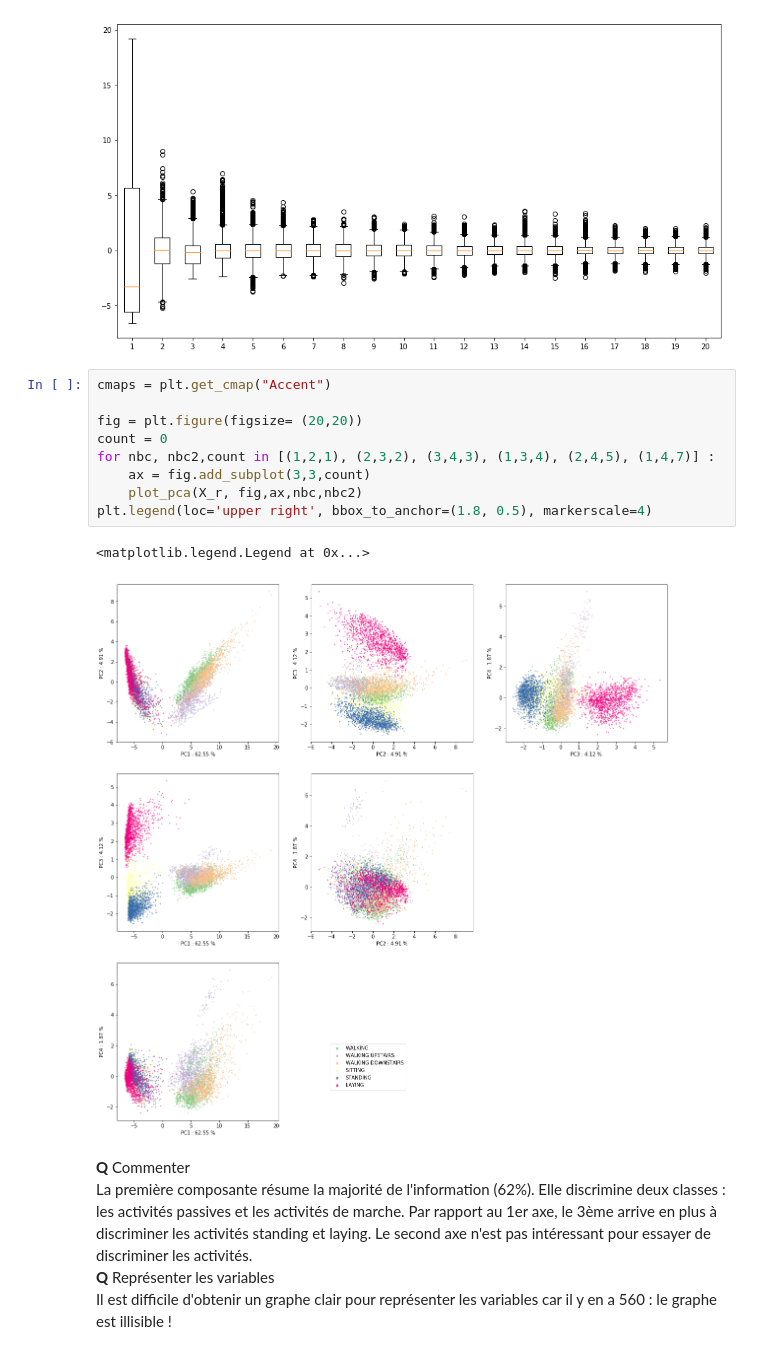
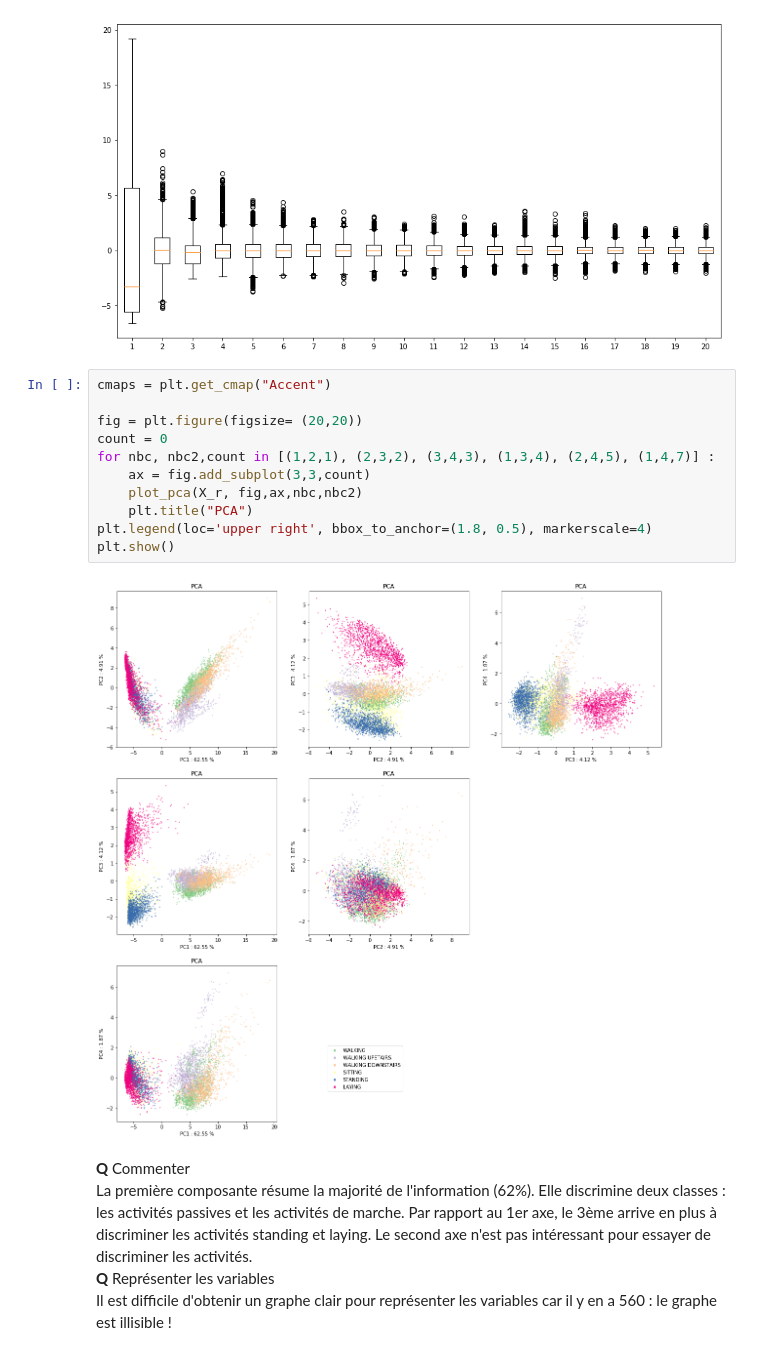
Before and after one commit to eva0marques/Human-recognition-activity-project, a Jupyter notebook: Atelier-HAR-metier-python.ipynb, the cells around one changed output. Saved outputs shown, nothing was run; the diff lists cells and outputs as text.

```diff
--- a/Atelier-HAR-metier-python.ipynb
+++ b/Atelier-HAR-metier-python.ipynb
@@ -151,15 +151,16 @@ plt.show()
 # %%
 cmaps = plt.get_cmap("Accent")
 
 fig = plt.figure(figsize= (20,20))
 count = 0
 for nbc, nbc2,count in [(1,2,1), (2,3,2), (3,4,3), (1,3,4), (2,4,5), (1,4,7)] :
     ax = fig.add_subplot(3,3,count)
     plot_pca(X_r, fig,ax,nbc,nbc2)
+    plt.title("PCA")
 plt.legend(loc='upper right', bbox_to_anchor=(1.8, 0.5), markerscale=4)
+plt.show()
 # %% [output]
-<matplotlib.legend.Legend at 0x...>
-[figure, old version]
+[figure, new version]
 # %% [markdown]
 **Q** Commenter
 La première composante résume la majorité de l'information (62%). Elle discrimine deux classes : les activités passives et les activités de marche. Par rapport au 1er axe, le 3ème arrive en plus à discriminer les activités standing et laying. Le second axe n'est pas intéressant pour essayer de discriminer les activités.
```
Also changed, not shown: parts of 30 cells of this notebook.
